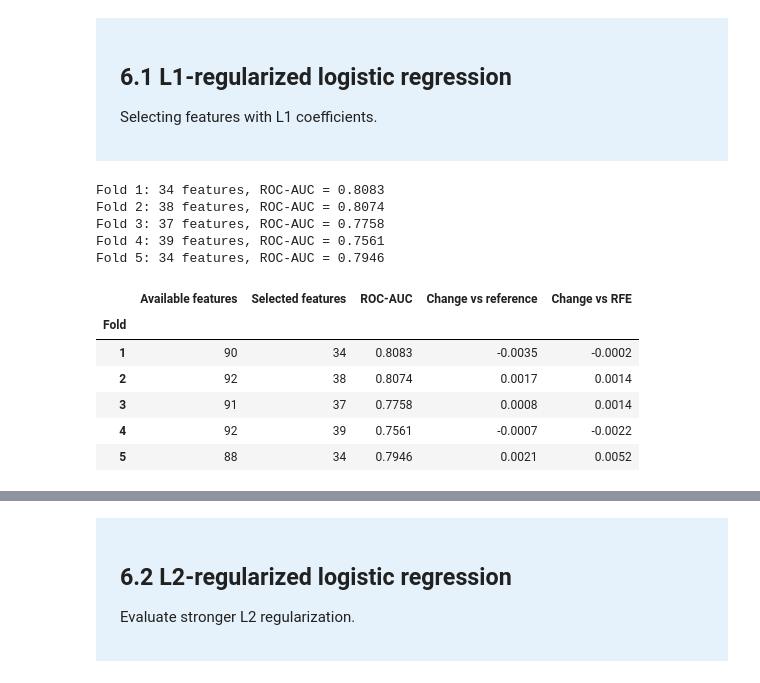
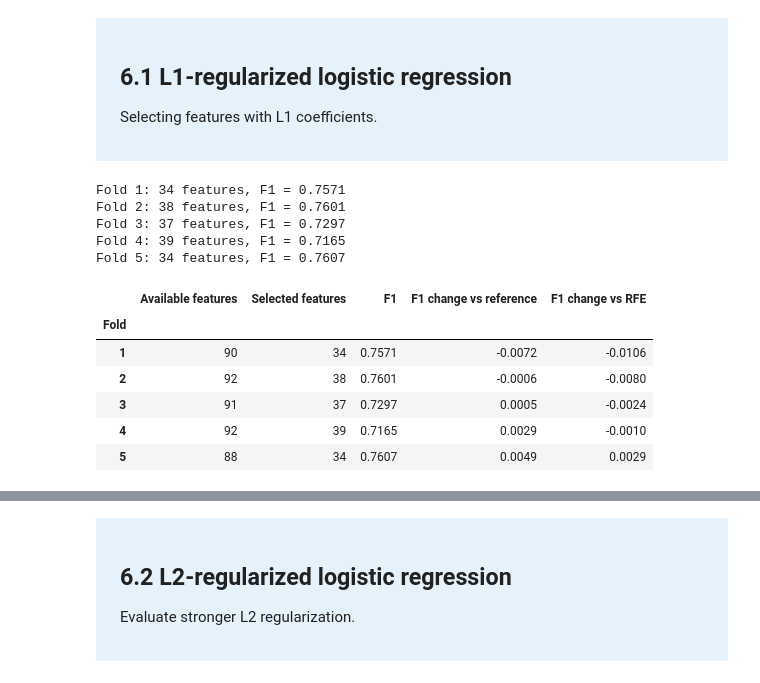
Before and after one commit to Chanti55/Machine_Learning_Group30, a Jupyter notebook: task3_v1.ipynb, the cells around one changed output, grey strips where cells are left out. Drawn from its saved outputs; the diff is of its cells as text; code cells hidden in the pictures.

```diff
--- a/task3_v1.ipynb
+++ b/task3_v1.ipynb
@@ -47,7 +47,7 @@ from sklearn.base import clone
 from sklearn.pipeline import Pipeline
 from sklearn.model_selection import GroupKFold
 from sklearn.linear_model import LogisticRegression
-from sklearn.metrics import roc_auc_score
+from sklearn.metrics import f1_score
 from sklearn.feature_selection import mutual_info_classif
 from sklearn.feature_selection import RFE
 
@@ -70,6 +70,11 @@ DATA_DIR = FINAL_DIR.parent / "data"
 
 RANDOMSTATE = 42
 TARGET = "repeat_purchase_90d"
+THRESHOLD = 0.5
+
+def binary_f1(y_true, probabilities):
+    predictions = (probabilities >= THRESHOLD).astype(int)
+    return f1_score(y_true, predictions, pos_label=1, zero_division=0)
 
 sns.set_theme(style="whitegrid")
 # %%
@@ -204,7 +209,7 @@ for fold, (trainidx, validx) in enumerate(splits, start=1):
         "Training rows": len(trainidx),
         "Validation rows": len(validx),
         "Encoded features": len(feature_names),
-        "ROC-AUC": roc_auc_score(y.iloc[validx], probabilities),
+        "F1": binary_f1(y.iloc[validx], probabilities),
     })
 
 reference_results = pd.DataFrame(reference_rows).set_index("Fold")
@@ -212,7 +217,7 @@ reference_results = pd.DataFrame(reference_rows).set_index("Fold")
 display(reference_results.round(4))
 
 print(
-    f"Mean ROC-AUC: {reference_results['ROC-AUC'].mean():.4f}\n"
-    f"Fold standard deviation: {reference_results['ROC-AUC'].std():.4f}"
+    f"Mean F1: {reference_results['F1'].mean():.4f}\n"
+    f"Fold standard deviation: {reference_results['F1'].std():.4f}"
 )
 # %% [output]
@@ -646,61 +673,67 @@ for fold, (trainidx, validx) in enumerate(splits, start=1):
         .get_feature_names_out()
     )
 
+    # Select features using L1 on training data only.
     l1_selector = LogisticRegression(
         l1_ratio=1,
         solver="liblinear",
         C=L1_C,
         max_iter=5000,
         random_state=RANDOMSTATE,
     )
     l1_selector.fit(X_train, y.iloc[trainidx])
 
     selected = np.abs(l1_selector.coef_[0]) > 1e-8
 
     if not selected.any():
-        raise ValueError(
-            f"L1 selected no features in fold {fold}."
-        )
+        raise ValueError(f"L1 selected no features in fold {fold}.")
 
+    # Fit the reference classifier on the selected features.
     model = clone(reference_model.named_steps["model"])
     model.fit(X_train[:, selected], y.iloc[trainidx])
 
-    probabilities = model.predict_proba(X_val[:, selected])[:, 1]
-    auc = roc_auc_score(y.iloc[validx], probabilities)
+    positive_class = np.flatnonzero(model.classes_ == 1)[0]
+    probabilities = model.predict_proba(
+        X_val[:, selected]
+    )[:, positive_class]
+
+    fold_f1 = binary_f1(y.iloc[validx], probabilities)
 
     l1_selected_features[fold] = names[selected].tolist()
 
     l1_rows.append({
         "Fold": fold,
         "Available features": len(names),
         "Selected features": int(selected.sum()),
-        "ROC-AUC": auc,
-        "Change vs reference":
-            auc - reference_results.loc[fold, "ROC-AUC"],
-        "Change vs RFE":
-            auc - rfe_cv_results.loc[fold, "ROC-AUC"],
+        "F1": fold_f1,
+        "F1 change vs reference": (
+            fold_f1 - reference_results.loc[fold, "F1"]
+        ),
+        "F1 change vs RFE": (
+            fold_f1 - rfe_cv_results.loc[fold, "F1"]
+        ),
     })
 
     print(
         f"Fold {fold}: {selected.sum()} features, "
-        f"ROC-AUC = {auc:.4f}"
+        f"F1 = {fold_f1:.4f}"
     )
 
 l1_cv_results = pd.DataFrame(l1_rows).set_index("Fold")
 display(l1_cv_results.round(4))
 # %% [output]
-Fold 1: 34 features, ROC-AUC = 0.8083
-Fold 2: 38 features, ROC-AUC = 0.8074
-Fold 3: 37 features, ROC-AUC = 0.7758
-Fold 4: 39 features, ROC-AUC = 0.7561
-Fold 5: 34 features, ROC-AUC = 0.7946
+Fold 1: 34 features, F1 = 0.7571
+Fold 2: 38 features, F1 = 0.7601
+Fold 3: 37 features, F1 = 0.7297
+Fold 4: 39 features, F1 = 0.7165
+Fold 5: 34 features, F1 = 0.7607
-|  | Available features | Selected features | ROC-AUC | Change vs reference | Change vs RFE |
+|  | Available features | Selected features | F1 | F1 change vs reference | F1 change vs RFE |
 | Fold |  |  |  |  |  |
-| 1 | 90 | 34 | 0.8083 | -0.0035 | -0.0002 |
-| 2 | 92 | 38 | 0.8074 | 0.0017 | 0.0014 |
-| 3 | 91 | 37 | 0.7758 | 0.0008 | 0.0014 |
-| 4 | 92 | 39 | 0.7561 | -0.0007 | -0.0022 |
-| 5 | 88 | 34 | 0.7946 | 0.0021 | 0.0052 |
+| 1 | 90 | 34 | 0.7571 | -0.0072 | -0.0106 |
+| 2 | 92 | 38 | 0.7601 | -0.0006 | -0.0080 |
+| 3 | 91 | 37 | 0.7297 | 0.0005 | -0.0024 |
+| 4 | 92 | 39 | 0.7165 | 0.0029 | -0.0010 |
+| 5 | 88 | 34 | 0.7607 | 0.0049 | 0.0029 |
 # %%
 selection_comparison.loc["L1 selection (C=0.1)"] = {
     "Mean features": l1_cv_results["Selected features"].mean(),
```
Also changed, not shown: parts of 16 cells of this notebook.
